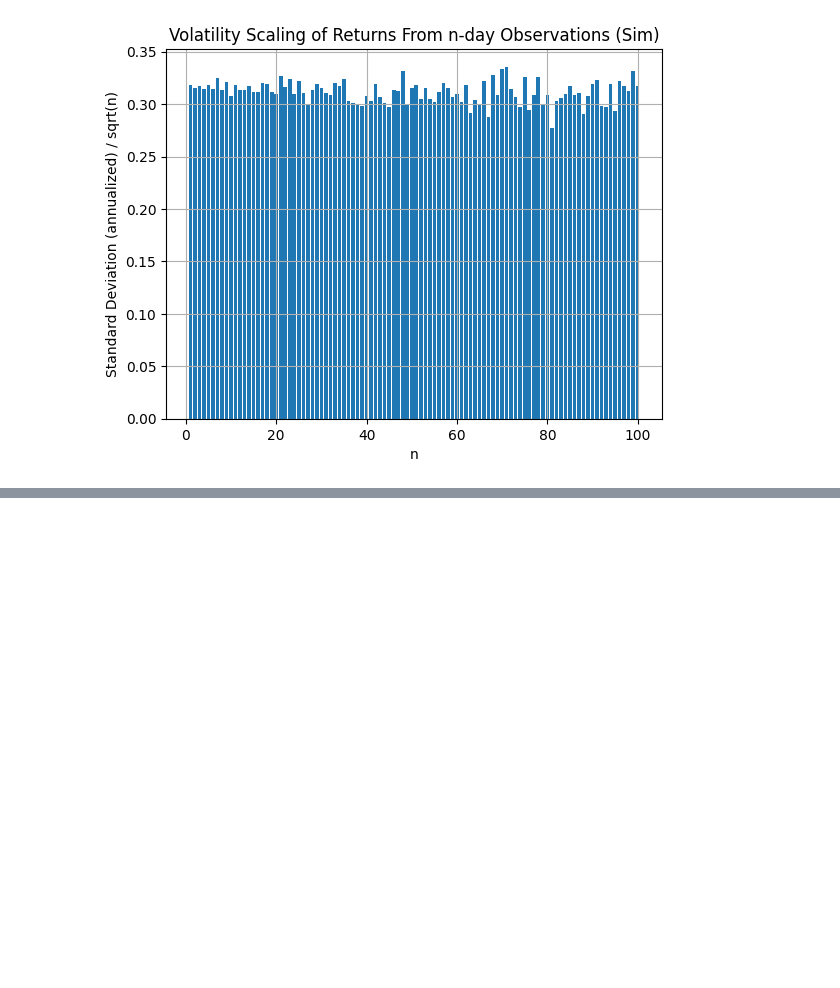
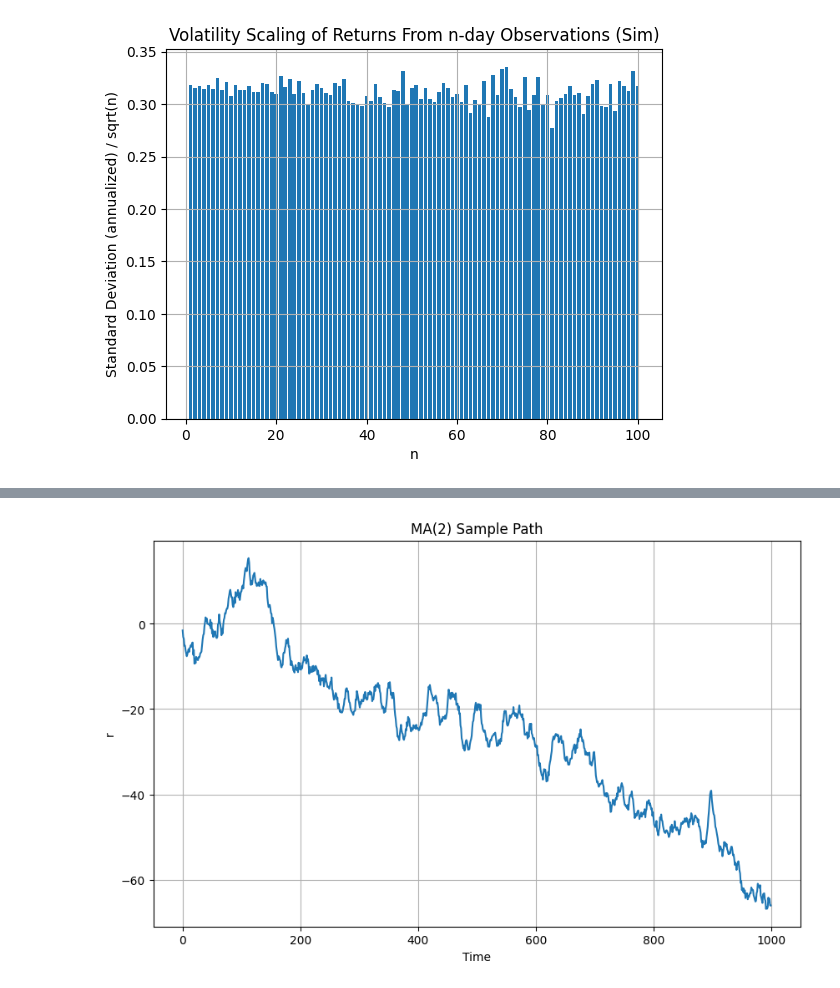
Before and after one commit to ichsanulamal/notes, a Jupyter notebook: finance/Foundations of Modern Finance I/demos.ipynb, the cells around one changed output, grey strips where cells are left out. Saved outputs shown, nothing was run; the diff lists cells and outputs as text; code cells hidden in the pictures; blank space fills up the shorter version.

```diff
--- a/finance/Foundations of Modern Finance I/demos.ipynb
+++ b/finance/Foundations of Modern Finance I/demos.ipynb
@@ -286,0 +427,23 @@ plt.show()
+# %%
+# Simulate MA(2) process
+mu = 0.0
+sigma = 1.0
+phi_1 = -0.1
+phi_2 = 0.4
+r = np.zeros(Nt)
+z = np.random.normal(size=Nt)
+
+r[0] = mu + sigma * z[0]
+r[1] = mu + sigma * z[1] + phi_1 * z[0]
+for t in range(2, Nt):
+    r[t] = mu + sigma * z[t] + phi_1 * z[t - 1] + phi_2 * z[t - 2]
+
+plt.figure(figsize=(10, 6))
+plt.plot(np.cumsum(r))
+plt.title('MA(2) Sample Path')
+plt.xlabel('Time')
+plt.ylabel('r')
+plt.grid(True)
+plt.show()
+# %% [output]
+[figure, added]
```
Also changed, not shown: parts of 15 cells of this notebook, 1 other file.
